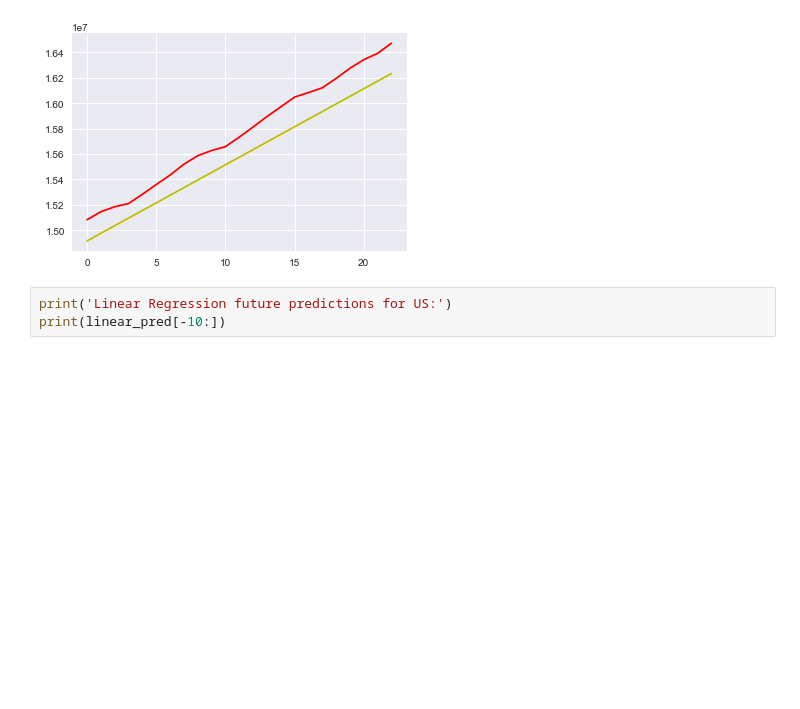
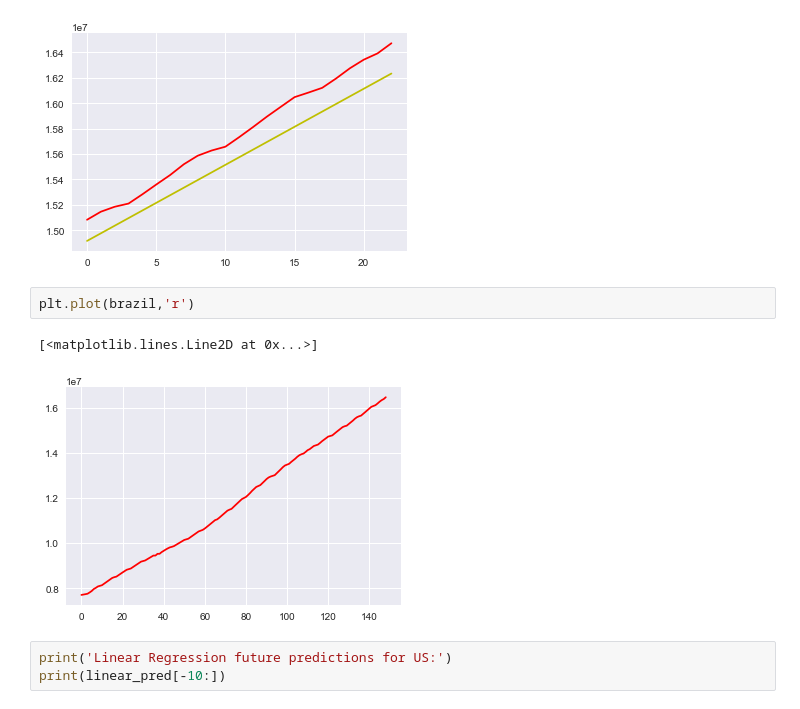
Before and after one commit to bhaswatib/Covid-19-Case-Forecasting, a Jupyter notebook: Covid-19 Case Numbers Forecasting.ipynb, the cells around one changed output. Drawn from its saved outputs; the diff is of its cells as text; blank space fills up the shorter version.

```diff
--- a/Covid-19 Case Numbers Forecasting.ipynb
+++ b/Covid-19 Case Numbers Forecasting.ipynb
@@ -772,6 +782,11 @@ plt.plot(test_linear_pred,'y')
 # %% [output]
 [<matplotlib.lines.Line2D at 0x...>]
 [figure]
+# %%
+plt.plot(brazil,'r')
+# %% [output]
+[<matplotlib.lines.Line2D at 0x...>]
+[figure, added]
 # %%
 print('Linear Regression future predictions for US:')
 print(linear_pred[-10:])
```
Also changed, not shown: parts of 6 cells of this notebook.
